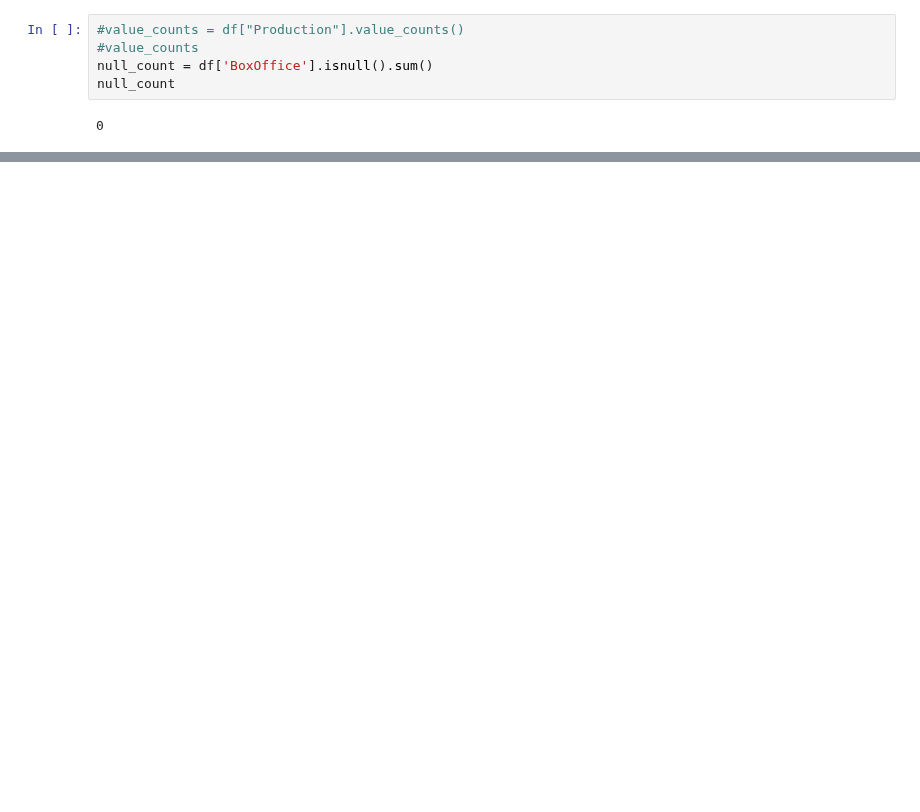
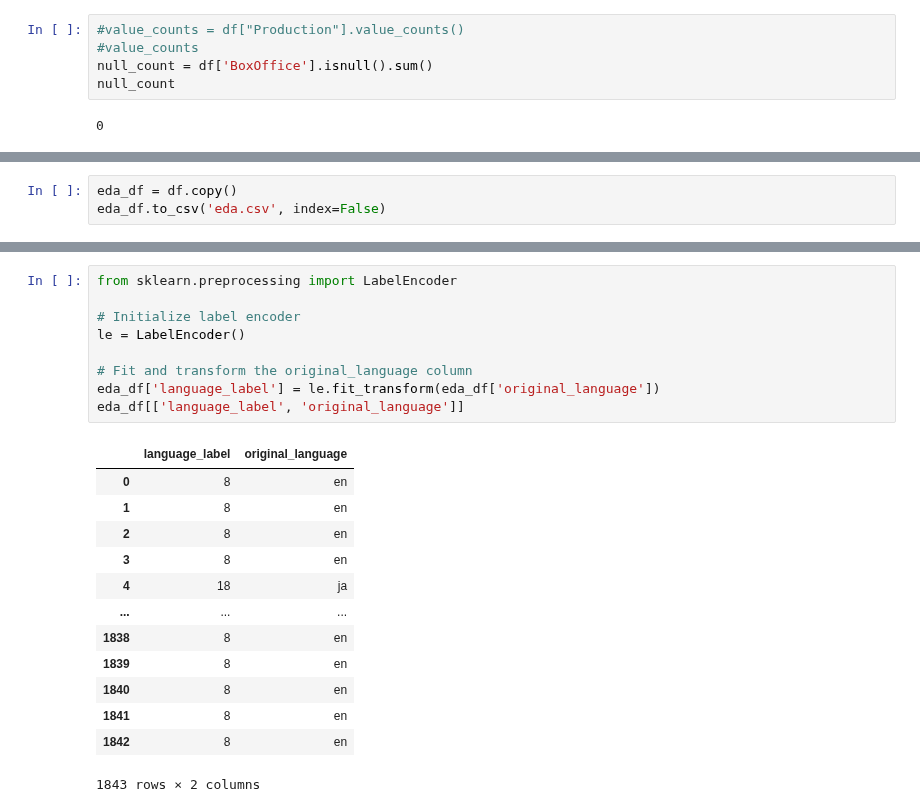
Before and after one commit to olgazju/ml_camp_2023, a Jupyter notebook: midterm project/eda.ipynb, the cells around one changed output, grey strips where cells are left out. Cells and saved outputs as stored; diff of their text form; blank space fills up the shorter version.

```diff
--- a/midterm project/eda.ipynb
+++ b/midterm project/eda.ipynb
@@ -139,0 +220,3 @@ dtype: object
+# %%
+eda_df = df.copy()
+eda_df.to_csv('eda.csv', index=False)
@@ -139,0 +228,23 @@ dtype: object
+# %%
+from sklearn.preprocessing import LabelEncoder
+
+# Initialize label encoder
+le = LabelEncoder()
+
+# Fit and transform the original_language column
+eda_df['language_label'] = le.fit_transform(eda_df['original_language'])
+eda_df[['language_label', 'original_language']]
+# %% [output]
+|  | language_label | original_language |
+| 0 | 8 | en |
+| 1 | 8 | en |
+| 2 | 8 | en |
+| 3 | 8 | en |
+| 4 | 18 | ja |
+| ... | ... | ... |
+| 1838 | 8 | en |
+| 1839 | 8 | en |
+| 1840 | 8 | en |
+| 1841 | 8 | en |
+| 1842 | 8 | en |
+1843 rows × 2 columns
```
Also changed, not shown: parts of 15 cells of this notebook, 2 other files.
